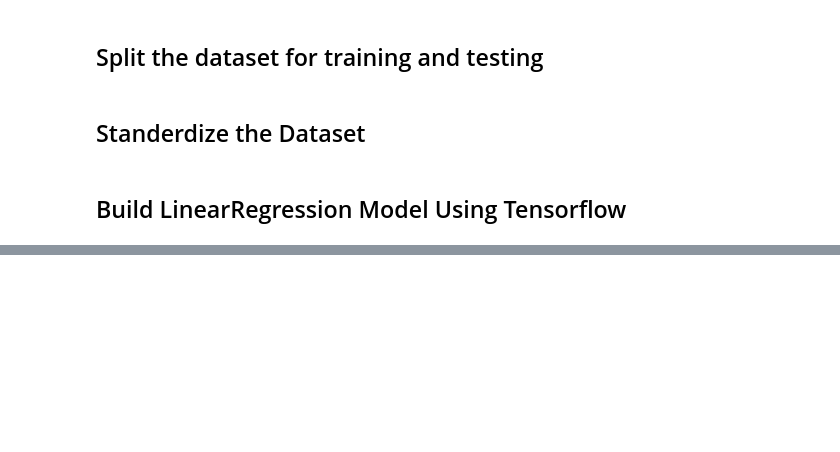
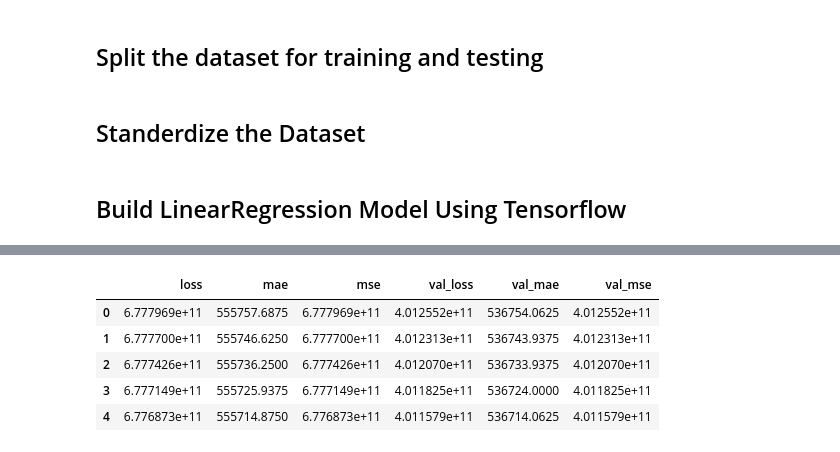
Before and after one commit to Namachivayam2001/ML-Tutorials, a Jupyter notebook: LinearRegression_with_tensorflow .ipynb, the cells around one changed output, grey strips where cells are left out. Drawn from its saved outputs; the diff is of its cells as text; code cells hidden in the pictures; blank space fills up the shorter version.

```diff
--- a/LinearRegression_with_tensorflow .ipynb
+++ b/LinearRegression_with_tensorflow .ipynb
@@ -129,3 +140,14 @@ history = model.fit(
+# %%
+# Convert history to DataFrame
+history_df = pd.DataFrame(history.history)
+history_df.head()
+# %% [output]
+|  | loss | mae | mse | val_loss | val_mae | val_mse |
+| 0 | 6.777969e+11 | 555757.6875 | 6.777969e+11 | 4.012552e+11 | 536754.0625 | 4.012552e+11 |
+| 1 | 6.777700e+11 | 555746.6250 | 6.777700e+11 | 4.012313e+11 | 536743.9375 | 4.012313e+11 |
+| 2 | 6.777426e+11 | 555736.2500 | 6.777426e+11 | 4.012070e+11 | 536733.9375 | 4.012070e+11 |
+| 3 | 6.777149e+11 | 555725.9375 | 6.777149e+11 | 4.011825e+11 | 536724.0000 | 4.011825e+11 |
+| 4 | 6.776873e+11 | 555714.8750 | 6.776873e+11 | 4.011579e+11 | 536714.0625 | 4.011579e+11 |
 # %%
 # Plot loss
 plt.plot(history.history['loss'], label='Training Loss')
```
Also changed, not shown: parts of 7 cells of this notebook.
